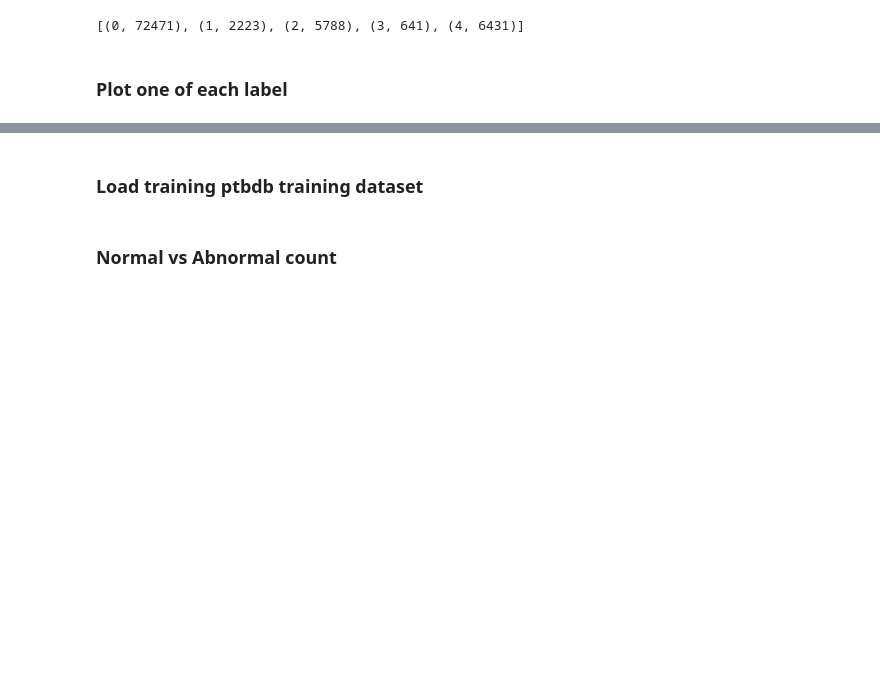
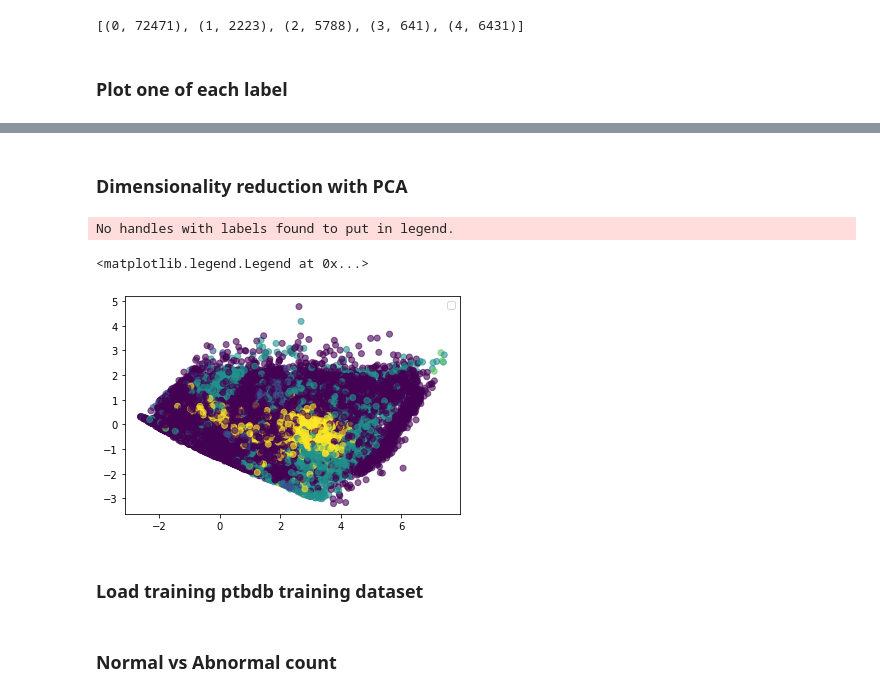
Before and after one commit to CarlosGomes98/ECG-Classification, a Jupyter notebook: task1/Visualization.ipynb, the cells around one changed output, grey strips where cells are left out. Cells and saved outputs as stored; diff of their text form; code cells hidden in the pictures; blank space fills up the shorter version.

```diff
--- a/task1/Visualization.ipynb
+++ b/task1/Visualization.ipynb
@@ -48,3 +49,17 @@ plt.show()
+# %% [markdown]
+### Dimensionality reduction with PCA
+# %%
+X_centered = X - X.mean(axis=0)
+# %%
+pca = decomposition.PCA(n_components=2)
+components = pca.fit_transform(X_centered.squeeze())
+fig, ax = plt.subplots()
+plt.scatter(components[:, 0], components[:, 1], c=Y.tolist(), alpha = 0.6)
+plt.legend()
+# %% [output]
+No handles with labels found to put in legend.
+<matplotlib.legend.Legend at 0x...>
+[figure, added]
 # %% [markdown]
 ### Load training ptbdb training dataset
 # %%
```
Also changed, not shown: parts of 4 cells of this notebook.
